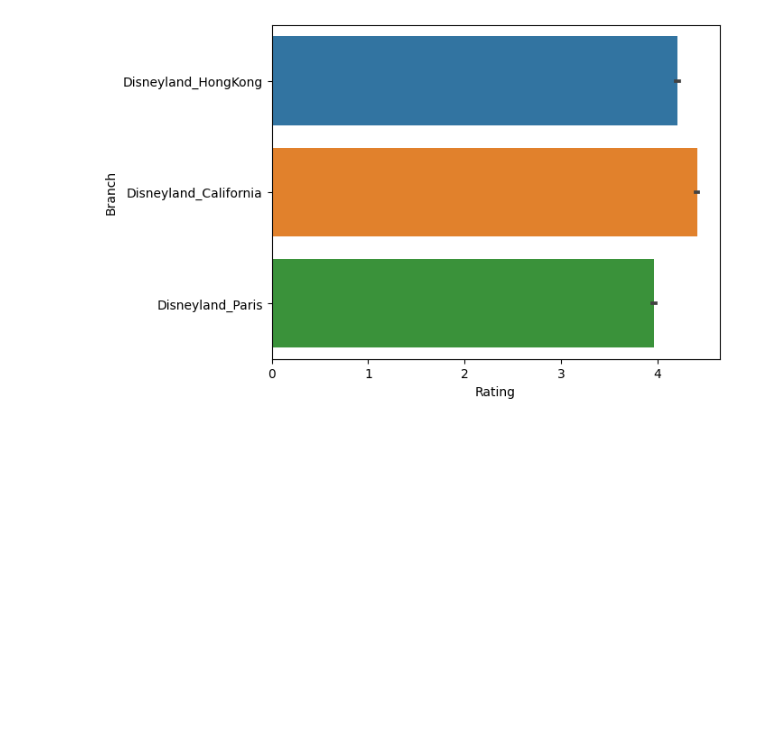
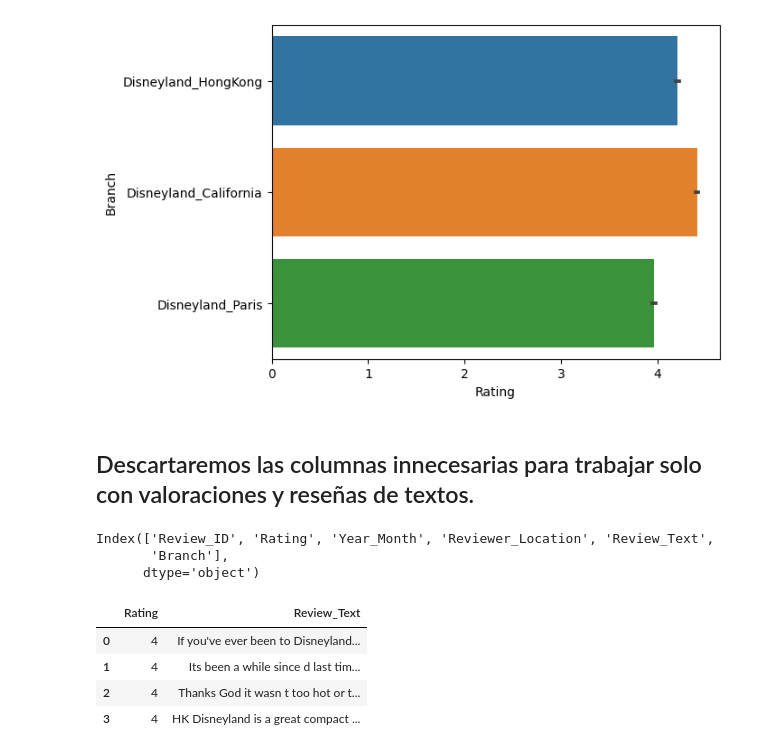
Before and after one commit to ricklarave/Reviews_de_Disneyland--Clasificacion_y_analisis_de_sentimientos, a Jupyter notebook: NaturalLanguageProcessing.ipynb, the cells around one changed output. Drawn from its saved outputs; the diff is of its cells as text; code cells hidden in the pictures; blank space fills up the shorter version.

```diff
--- a/NaturalLanguageProcessing.ipynb
+++ b/NaturalLanguageProcessing.ipynb
@@ -117,3 +117,12 @@ sns.barplot( y = data["Branch"], x = data["Rating"])
 # %% [output]
 <AxesSubplot:xlabel='Rating', ylabel='Branch'>
 [figure]
+# %% [markdown]
+## Descartaremos las columnas innecesarias para trabajar solo con valoraciones y reseñas de textos.
+# %%
+# Observamos las columnas del dataset
+data.columns
+# %% [output]
+Index(['Review_ID', 'Rating', 'Year_Month', 'Reviewer_Location', 'Review_Text',
+       'Branch'],
+      dtype='object')
@@ -119,0 +132,8 @@ sns.barplot( y = data["Branch"], x = data["Rating"])
+# %%
+data.head(4)
+# %% [output]
+|  | Rating | Review_Text |
+| 0 | 4 | If you've ever been to Disneyland... |
+| 1 | 4 | Its been a while since d last tim... |
+| 2 | 4 | Thanks God it wasn t too hot or t... |
+| 3 | 4 | HK Disneyland is a great compact ... |
```
Also changed, not shown: parts of 13 cells of this notebook.
